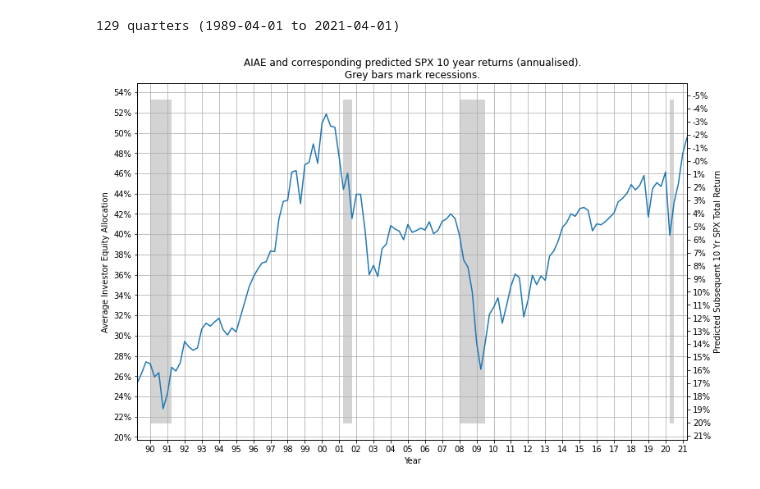
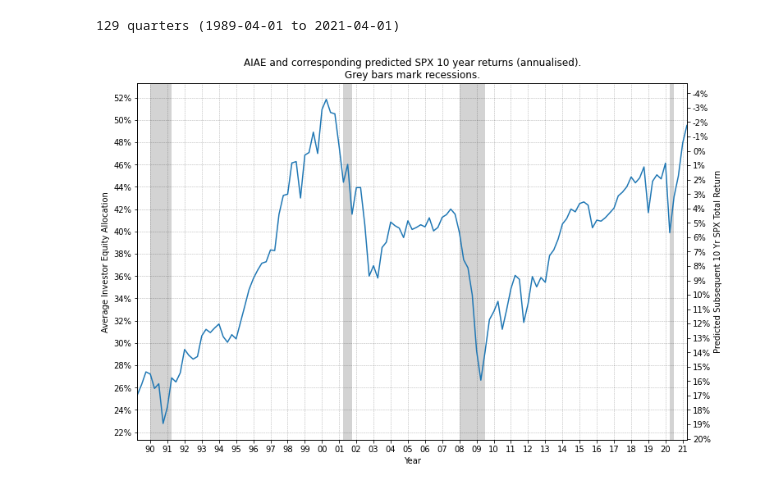
Before and after one commit to easleydp/AIAE-to-SPX-total-returns, a Jupyter notebook: AIAE_to_SPX_total_returns.ipynb, the cells around one changed output. Cells and saved outputs as stored; diff of their text form; code cells hidden in the pictures.

Commit message:
Fit recession bars tightly to top and bottom

```diff
--- a/AIAE_to_SPX_total_returns.ipynb
+++ b/AIAE_to_SPX_total_returns.ipynb
@@ -139,24 +139,20 @@ import matplotlib.dates as mdates
 import matplotlib.ticker as mtick
 
 fig, ax_aiae = plt.subplots(figsize=(12, 8)) # size in inches
-ax_spx = ax_aiae.twinx()
+ax_spx = ax_aiae.twinx() # Create a twin y-axis sharing the x-axis
 
 
 # The approach used for keeping the two y-axes properly correlated is taken
 # from Matplotlib's tech note "Different scales on the same axes":
 # <https://matplotlib.org/stable/gallery/subplots_axes_and_figures/fahrenheit_celsius_scales.html>
 
-def spx_from_aiae(aiae):
-    """
-    Returns predicted SPX 10 year total return given AIAE
-    """
-    # Equation derived from this scatter chart:
-    #   https://i2.wp.com/www.philosophicaleconomics.com/wp-content/uploads/2013/12/linearavg1.jpg
-    #return 0.335 - 0.678 * aiae
-
-    # Oddly, the AIAE / SPX correlation depicted in the essay's main chart is noticably different:
-    #   https://i0.wp.com/www.philosophicaleconomics.com/wp-content/uploads/2013/12/avginv11.jpg
-    return 0.366 - 0.775 * aiae
+# Formula for predicted SPX 10 year total return given AIAE.
+#   The equation derived from this scatter chart
+#     https://i2.wp.com/www.philosophicaleconomics.com/wp-content/uploads/2013/12/linearavg1.jpg
+#       is: spx returns = 0.335 - 0.678 * aiae
+#   Oddly, the AIAE / SPX correlation depicted in the essay's main chart is noticably different:
+#     https://i0.wp.com/www.philosophicaleconomics.com/wp-content/uploads/2013/12/avginv11.jpg
+spx_from_aiae = lambda aiae: 0.366 - 0.775 * aiae
 
 # Closure function to be used as a callback
 def update_spx_axis_according_to_aiae_axis(ax_aiae):
@@ -169,12 +165,9 @@ ax_aiae.callbacks.connect("ylim_changed", update_spx_axis_according_to_aiae_axis
 ax_aiae.plot(aiae_frame)
 
 
-# Want x-axis tick for each year
+# x-axis ticks for each year
 ax_aiae.xaxis.set_major_locator(mdates.YearLocator())
 ax_aiae.xaxis.set_major_formatter(mdates.DateFormatter("%y"))
-
-# Want the plot line to be snug against the y-axes
-ax_aiae.margins(x=0)
 
 # Format y-axes as percent
 ax_aiae.yaxis.set_major_formatter(mtick.PercentFormatter(1.0, 0))
@@ -184,40 +177,45 @@ ax_spx.yaxis.set_major_formatter(mtick.PercentFormatter(1.0, 0))
 ax_aiae.yaxis.set_major_locator(mtick.MultipleLocator(0.02))
 ax_spx.yaxis.set_major_locator(mtick.MultipleLocator(0.01))
 
-# Want grid lines
-ax_aiae.grid()
+# Ensure plot line is tight against the y-axes
+ax_aiae.margins(x=0)
+# ... and the recession bars are tight against the top and bottom
+ax_aiae.axis('tight')
 
-# Recessions
+# Include grid lines
+ax_aiae.grid(color='black', alpha=0.3, linestyle='dashed', linewidth=0.5)
+
+# Paint grey bars in the background of the plot to indicate recessions
 def determine_recession_spans():
     # Returns list of list[dt, dt], each inner list being the span of a recession.
     spans = []
     current_span = None
     for index, row in recession_frame.iterrows():
         if row[recession_id] == 1:
             if current_span is None:
                 current_span = [index, index]
                 spans.append(current_span)
             else:
                 current_span[-1] = index
         else:
             current_span = None
     return spans
 interpolate_date = lambda dt: (dt - first_date) / (last_date - first_date)
 # Maps list of `[date, date]` to list of `(interpolated date, interpolated date)`,
 # where `interpolated date` is a value betweeen 0.0 and 1.0 covering the x-axis.
 interpolate_dates = lambda date_spans: \
     map(lambda span:
         (interpolate_date(span[0]), interpolate_date(span[1])), date_spans)
 ymin, ymax = ax_aiae.get_ylim()
 for span in interpolate_dates(determine_recession_spans()):
     ax_aiae.axhspan(ymin, ymax, span[0], span[1], facecolor='lightgrey')
 
 # Title and axis labels
 ax_aiae.set_title('AIAE and corresponding predicted SPX 10 year returns (annualised).\nGrey bars mark recessions.')
 ax_aiae.set_ylabel('Average Investor Equity Allocation')
 ax_spx.set_ylabel('Predicted Subsequent 10 Yr SPX Total Return')
 ax_aiae.set_xlabel("Year")
 
 plt.show()
 # %% [output]
-[figure, old version]
+[figure, new version]
```
